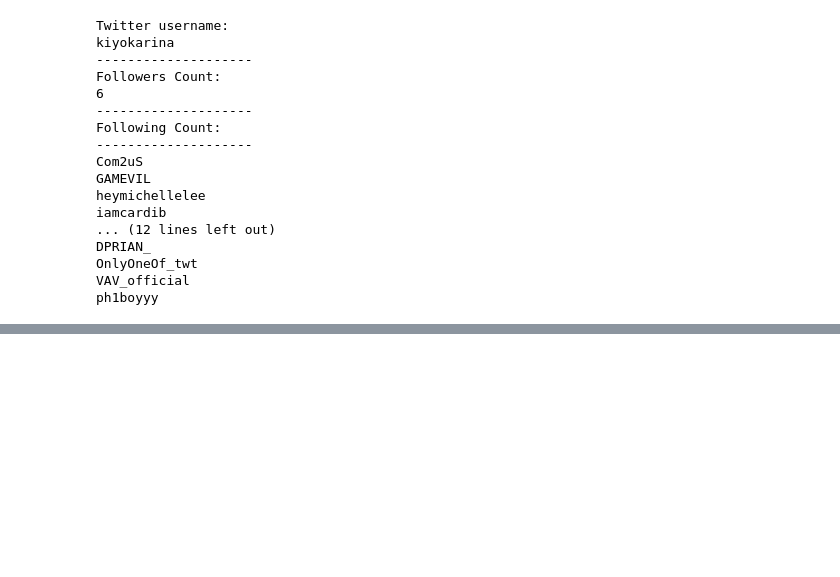
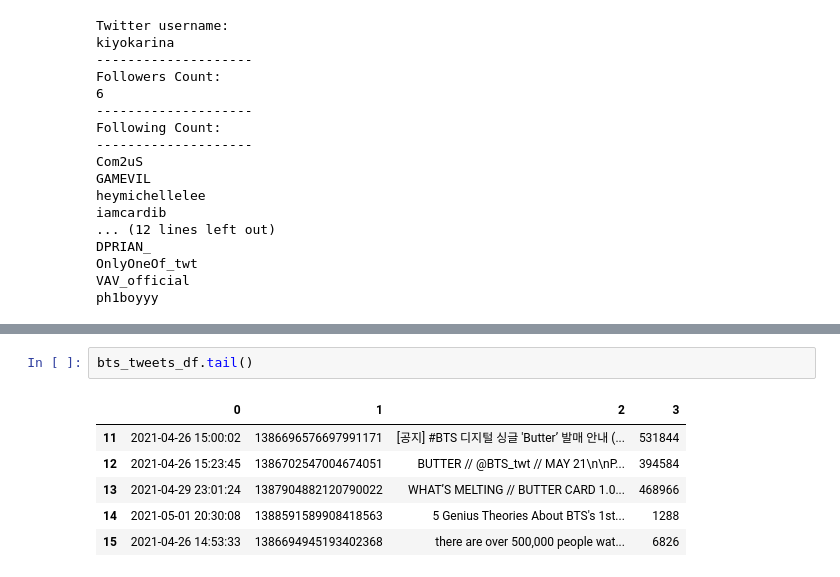
Before and after one commit to erikayi/twittwit, a Jupyter notebook: twitter_trends.ipynb, the cells around one changed output, grey strips where cells are left out. Cells and saved outputs as stored; diff of their text form; blank space fills up the shorter version.

```diff
--- a/twitter_trends.ipynb
+++ b/twitter_trends.ipynb
@@ -77,0 +201,9 @@ ph1boyyy
+# %%
+bts_tweets_df.tail()
+# %% [output]
+|  | 0 | 1 | 2 | 3 |
+| 11 | 2021-04-26 15:00:02 | 1386696576697991171 | [공지] #BTS 디지털 싱글 'Butter’ 발매 안내 (... | 531844 |
+| 12 | 2021-04-26 15:23:45 | 1386702547004674051 | BUTTER // @BTS_twt // MAY 21\n\nP... | 394584 |
+| 13 | 2021-04-29 23:01:24 | 1387904882120790022 | WHAT’S MELTING // BUTTER CARD 1.0... | 468966 |
+| 14 | 2021-05-01 20:30:08 | 1388591589908418563 | 5 Genius Theories About BTS's 1st... | 1288 |
+| 15 | 2021-04-26 14:53:33 | 1386694945193402368 | there are over 500,000 people wat... | 6826 |
```
Also changed, not shown: parts of 22 cells of this notebook, 1 other file.
